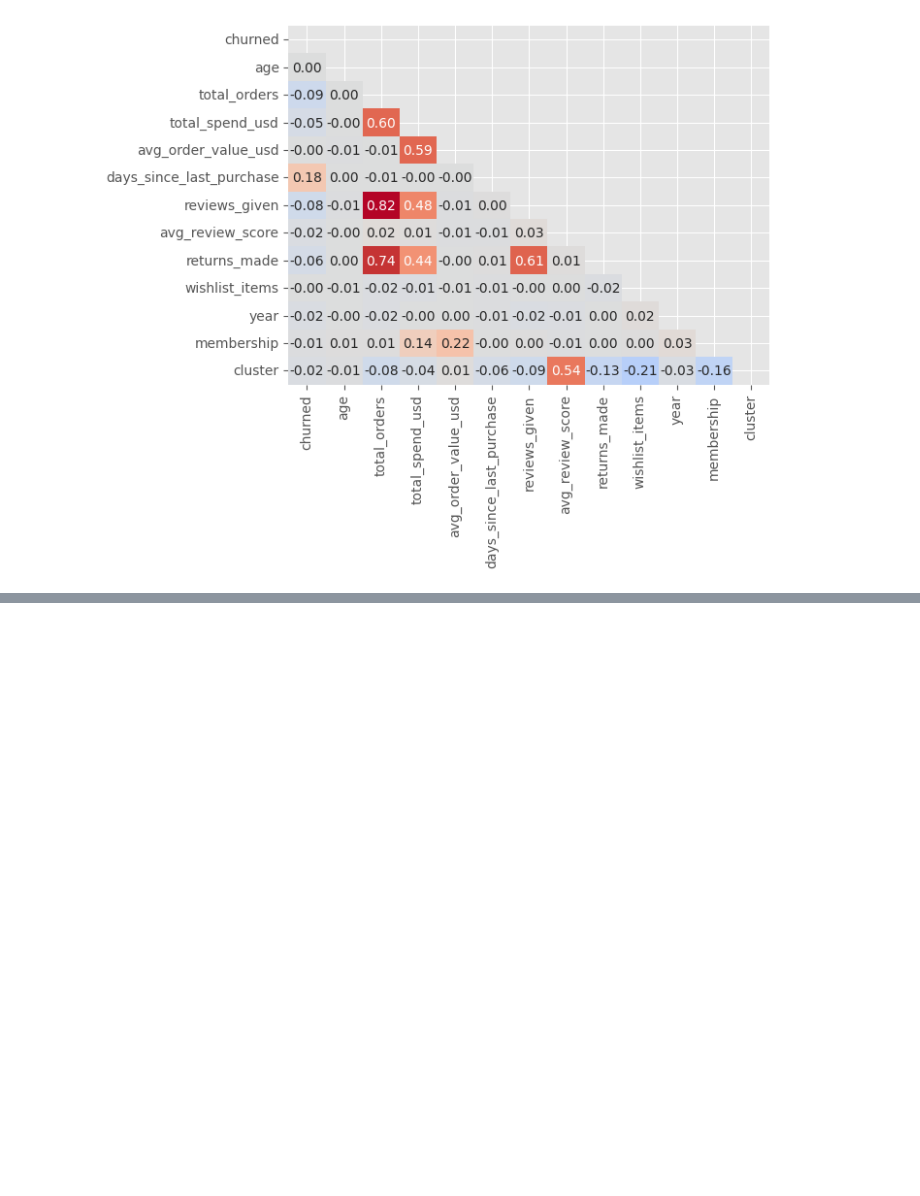
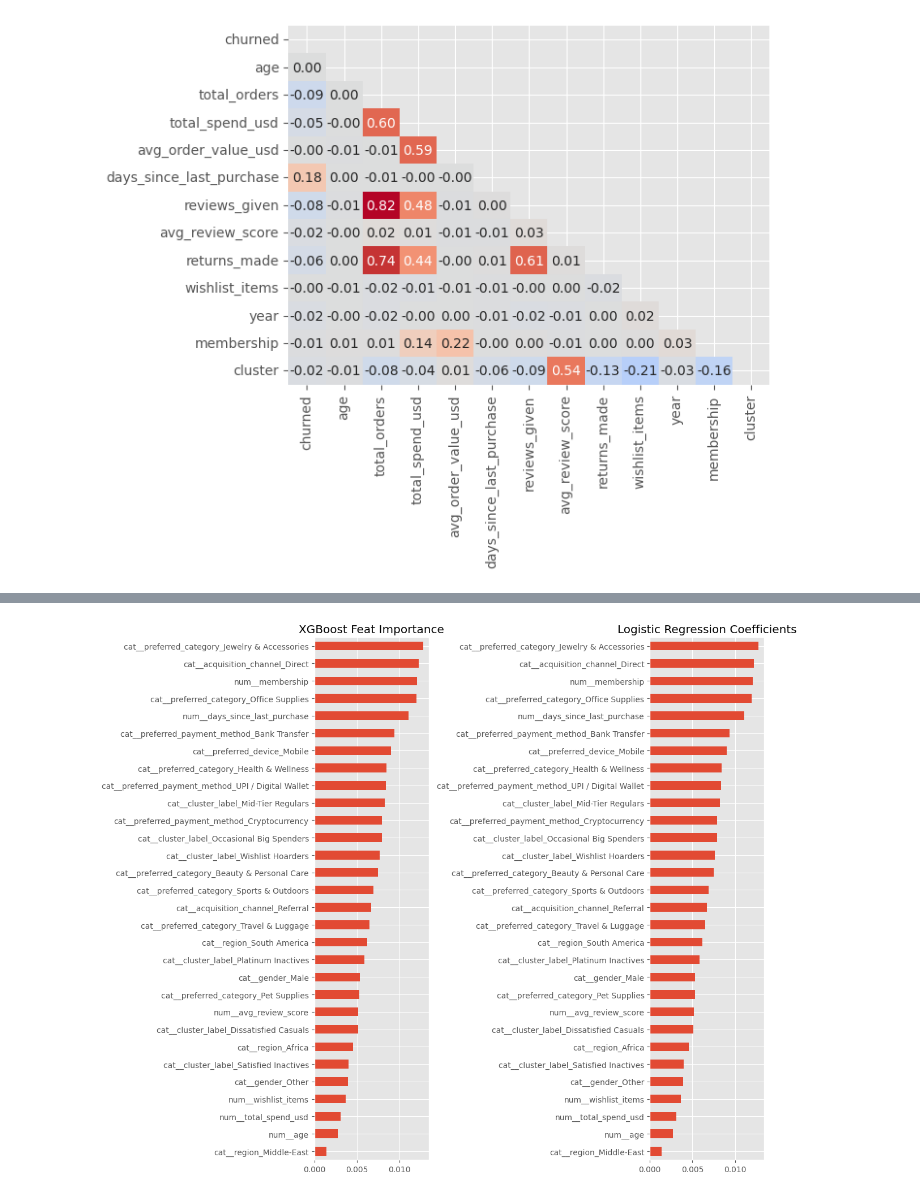
Before and after one commit to Doug-Vo/ML-Self-Project, a Jupyter notebook: Machine Learning/e_commerce.ipynb, the cells around one changed output, grey strips where cells are left out. Cells and saved outputs as stored; diff of their text form; code cells hidden in the pictures; blank space fills up the shorter version.

```diff
--- a/Machine Learning/e_commerce.ipynb
+++ b/Machine Learning/e_commerce.ipynb
@@ -680,0 +822,24 @@ plt.show()
+# %%
+plt.figure(figsize=(12, 10))
+
+plt.subplot(1, 2, 1)
+xgb_model = models['xgb']
+feature_names = xgb_model.named_steps['prep'].get_feature_names_out()
+importances = xgb_model.named_steps['model'].feature_importances_
+
+pd.Series(importances, index = feature_names).sort_values().head(30).plot(kind = 'barh')
+plt.title('XGBoost Feat Importance')
+
+plt.subplot(1, 2, 2)
+log_model = models['log_reg']
+feature_names = log_model.named_steps['prep'].get_feature_names_out()
+coefs = log_model.named_steps['model'].coef_[0]
+
+pd.Series(importances, index = feature_names).sort_values().head(30).plot(kind = 'barh')
+plt.title('Logistic Regression Coefficients')
+
+
+plt.tight_layout()
+plt.show()
+# %% [output]
+[figure, added]
```
Also changed, not shown: parts of 6 cells of this notebook.
